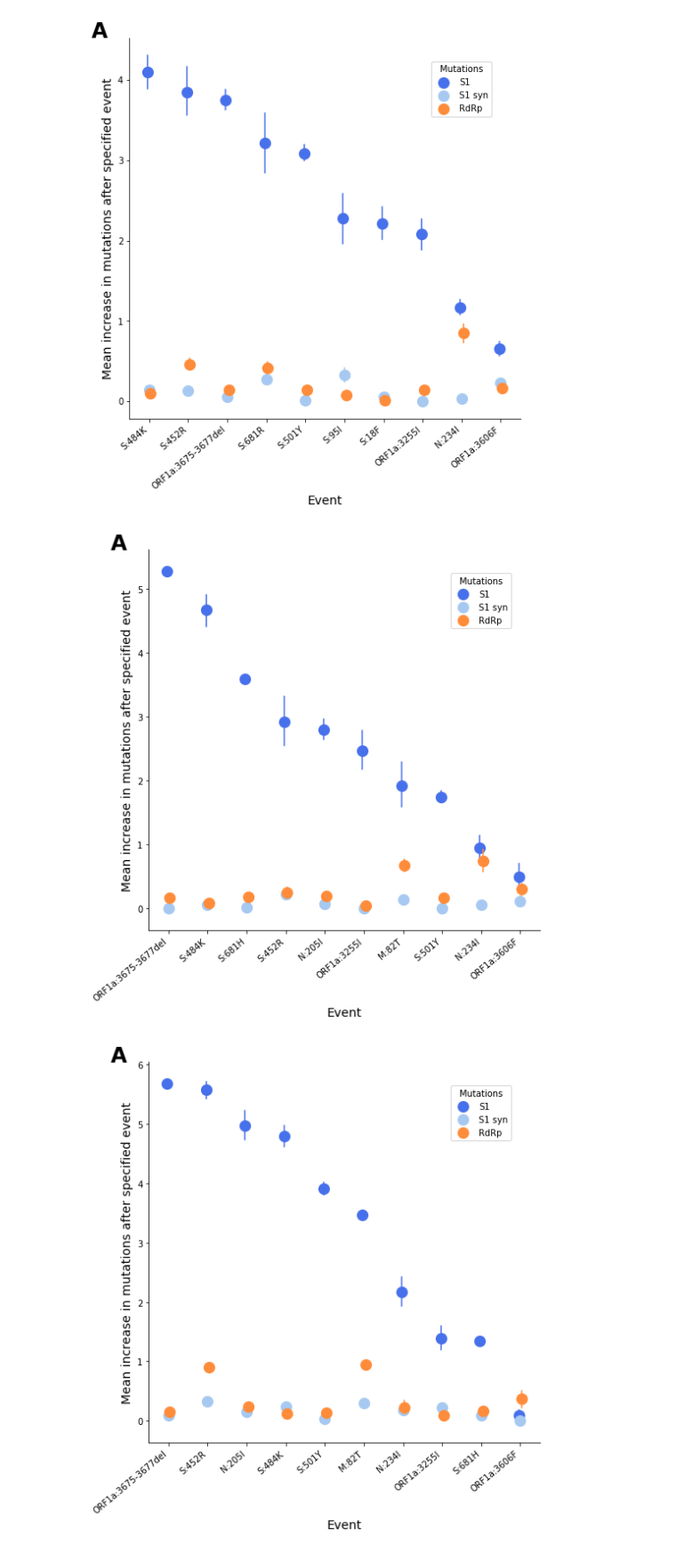
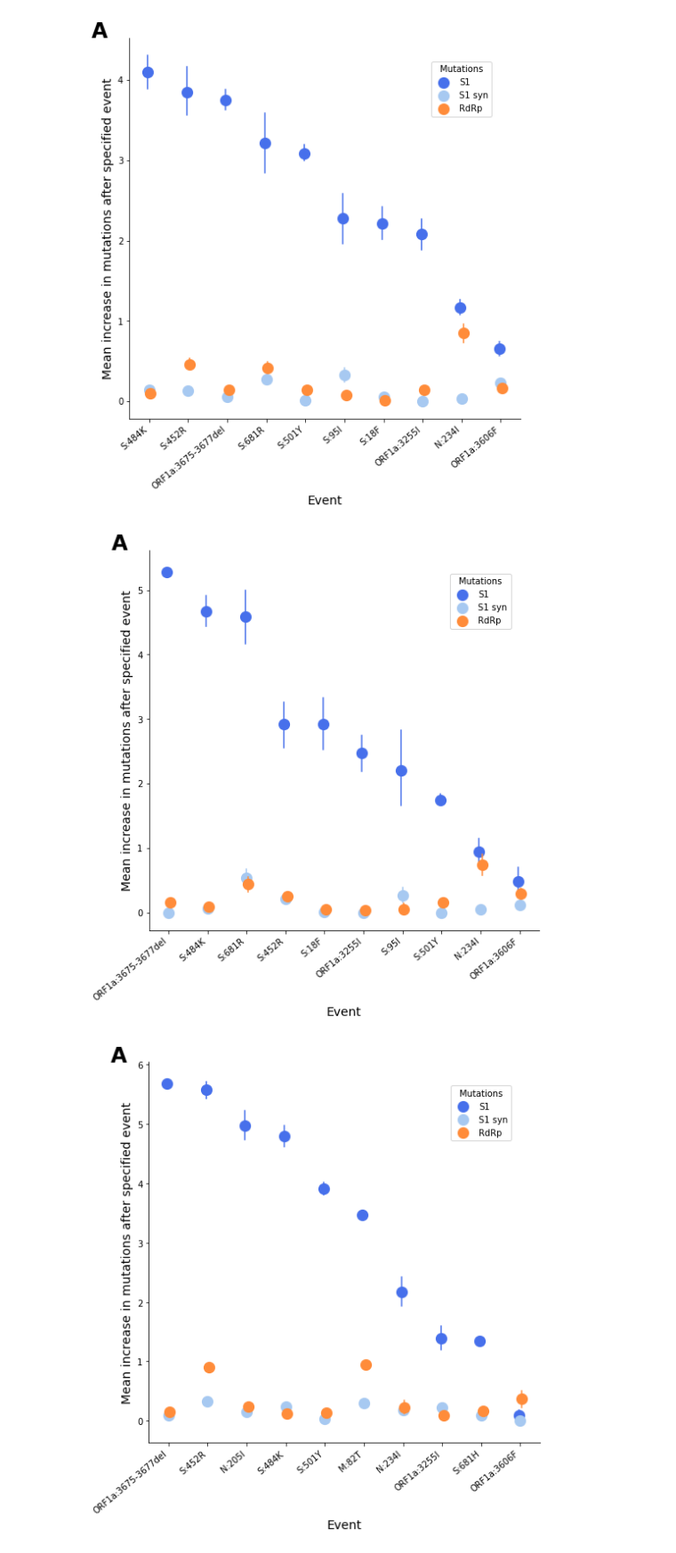
Before and after one commit to blab/sarscov2-adaptive-evolution, a Jupyter notebook: analysis/fig4a-s1_muts_before_vs_after.ipynb, the cells around one changed output. Shown at 89% size. Cells and saved outputs as stored; diff of their text form; code cells hidden in the pictures.

```diff
--- a/analysis/fig4a-s1_muts_before_vs_after.ipynb
+++ b/analysis/fig4a-s1_muts_before_vs_after.ipynb
@@ -13,7 +13,8 @@ from collections import Counter
 import requests
 import math
 # %%
-tree_url = 'https://nextstrain-blab.s3.amazonaws.com/ncov_adaptive-evolution_2021-05-15.json'
+# tree_url = 'https://nextstrain-blab.s3.amazonaws.com/ncov_adaptive-evolution_2021-05-15.json'
+tree_url = "https://data.nextstrain.org/ncov_global_2021-05-19.json"
 
 tree_json = requests.get(tree_url).json()
 
@@ -463,10 +464,10 @@ fig4a(['ORF1a:3675-', 'ORF1a:3606F', 'ORF1a:3255I','S:501Y', 'S:95I', 'S:18F',
 # %% [output]
 [figure]
 # %%
-fig4a(['ORF1a:3675-', 'ORF1a:3606F', 'ORF1a:3255I','S:501Y',
-       'S:484K', 'S:452R', 'S:681H', 'N:234I', 'N:205I', 'M:82T'], filename='plots/fig4a_20210515.png')
+fig4a(['ORF1a:3675-', 'ORF1a:3606F', 'ORF1a:3255I','S:501Y', 'S:95I', 'S:18F',
+       'S:484K', 'S:452R', 'S:681R', 'N:234I'], filename='plots/fig4a_20210519.png')
 # %% [output]
-[figure, old version]
+[figure, new version]
 # %%
 # current
 fig4a(['ORF1a:3675-', 'ORF1a:3606F', 'ORF1a:3255I','S:501Y',
```
Also changed, not shown: 11 other files.
